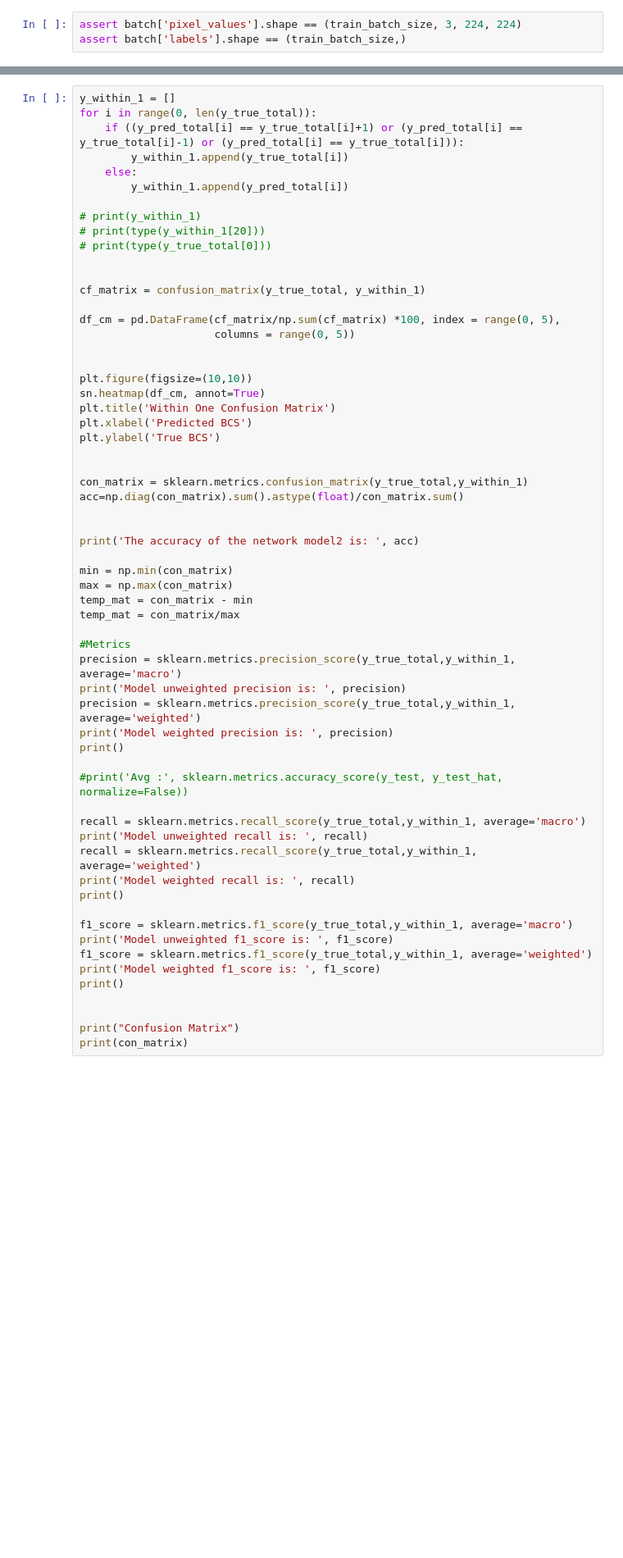
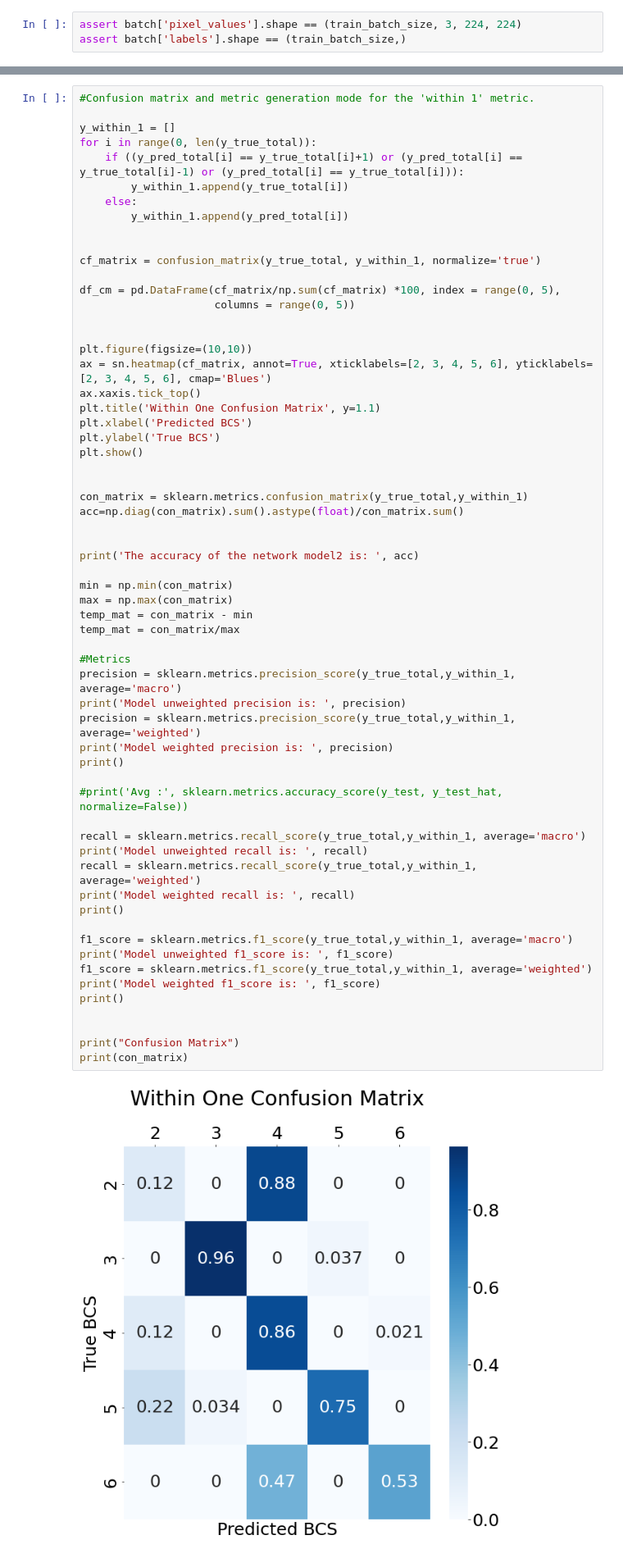
Before and after one commit to zwinkler/Automated-BCS, a Jupyter notebook: BEiT_py_lightning.ipynb, the cells around one changed output, grey strips where cells are left out. Shown: that part at 82% size. Cells and saved outputs as stored; diff of their text form; blank space fills up the shorter version.

```diff
--- a/BEiT_py_lightning.ipynb
+++ b/BEiT_py_lightning.ipynb
@@ -515,4 +516,6 @@ Confusion Matrix
 # %%
+#Confusion matrix and metric generation mode for the 'within 1' metric.
+
 y_within_1 = []
 for i in range(0, len(y_true_total)):
     if ((y_pred_total[i] == y_true_total[i]+1) or (y_pred_total[i] == y_true_total[i]-1) or (y_pred_total[i] == y_true_total[i])):
@@ -520,22 +523,20 @@ for i in range(0, len(y_true_total)):
     else:
         y_within_1.append(y_pred_total[i])
 
-# print(y_within_1)
-# print(type(y_within_1[20]))
-# print(type(y_true_total[0]))
 
-
-cf_matrix = confusion_matrix(y_true_total, y_within_1)
+cf_matrix = confusion_matrix(y_true_total, y_within_1, normalize='true')
 
 df_cm = pd.DataFrame(cf_matrix/np.sum(cf_matrix) *100, index = range(0, 5),
                      columns = range(0, 5))
 
 
 plt.figure(figsize=(10,10))
-sn.heatmap(df_cm, annot=True)
-plt.title('Within One Confusion Matrix')
+ax = sn.heatmap(cf_matrix, annot=True, xticklabels=[2, 3, 4, 5, 6], yticklabels=[2, 3, 4, 5, 6], cmap='Blues')
+ax.xaxis.tick_top()
+plt.title('Within One Confusion Matrix', y=1.1)
 plt.xlabel('Predicted BCS')
 plt.ylabel('True BCS')
+plt.show()
 
 
 con_matrix = sklearn.metrics.confusion_matrix(y_true_total,y_within_1)
@@ -547,30 +548,31 @@ print('The accuracy of the network model2 is: ', acc)
 min = np.min(con_matrix)
 max = np.max(con_matrix)
 temp_mat = con_matrix - min
 temp_mat = con_matrix/max
 
 #Metrics
 precision = sklearn.metrics.precision_score(y_true_total,y_within_1, average='macro')
 print('Model unweighted precision is: ', precision)
 precision = sklearn.metrics.precision_score(y_true_total,y_within_1, average='weighted')
 print('Model weighted precision is: ', precision)
 print()
 
 #print('Avg :', sklearn.metrics.accuracy_score(y_test, y_test_hat, normalize=False))
 
 recall = sklearn.metrics.recall_score(y_true_total,y_within_1, average='macro')
 print('Model unweighted recall is: ', recall)
 recall = sklearn.metrics.recall_score(y_true_total,y_within_1, average='weighted')
 print('Model weighted recall is: ', recall)
 print()
 
 f1_score = sklearn.metrics.f1_score(y_true_total,y_within_1, average='macro')
 print('Model unweighted f1_score is: ', f1_score)
 f1_score = sklearn.metrics.f1_score(y_true_total,y_within_1, average='weighted')
 print('Model weighted f1_score is: ', f1_score)
 print()
 
 
 print("Confusion Matrix")
 print(con_matrix)
 # %% [output]
+[figure, new version]
```
Also changed, not shown: parts of 23 cells of this notebook.
